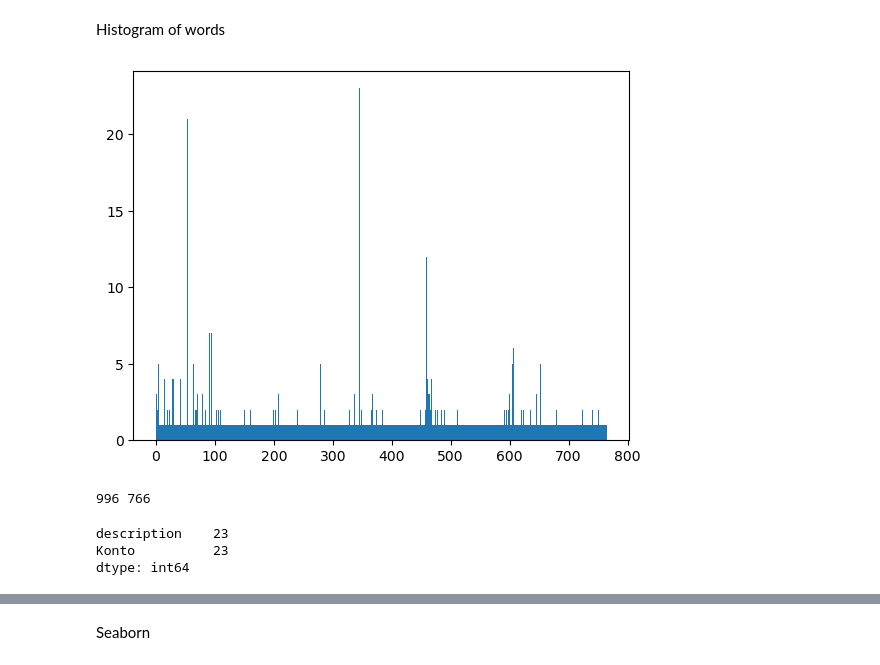
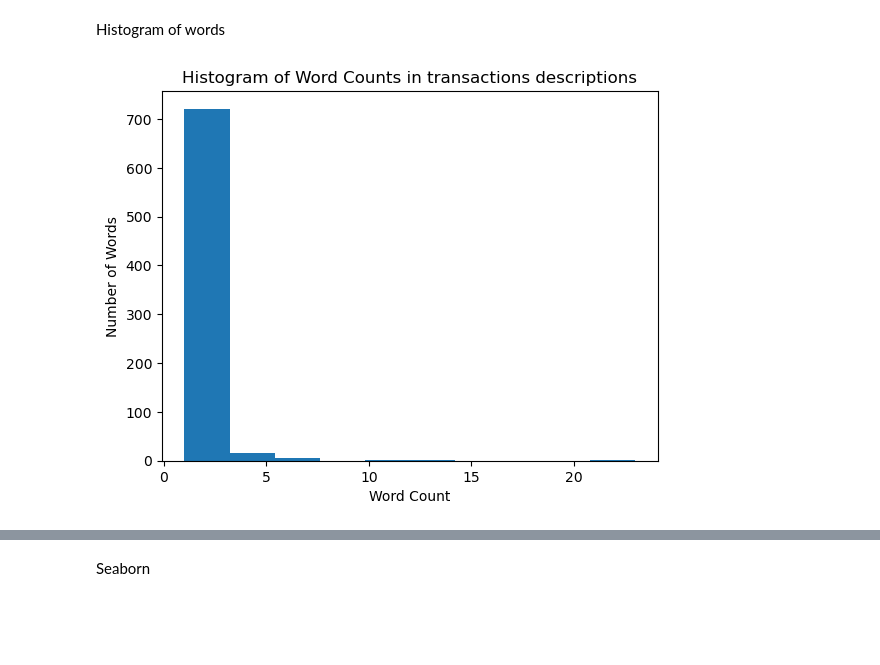
Before and after one commit to arturroo/af-finanzen, a Jupyter notebook: jupiter/transak/logistic_regression/main.ipynb, the cells around one changed output, grey strips where cells are left out. Cells and saved outputs as stored; diff of their text form; code cells hidden in the pictures; blank space fills up the shorter version.

```diff
--- a/jupiter/transak/logistic_regression/main.ipynb
+++ b/jupiter/transak/logistic_regression/main.ipynb
@@ -95,34 +95,13 @@ Name: Konto, dtype: int64
 | 401 | Esprit | Others |
 # %% [markdown]
 Histogram of words
-# %%
-hist_words_mapping = {}
-hist_words = []
-
-for document in df.description.to_list():
-    words = document.split(" ")
-    for word in words:
-        if word not in hist_words_mapping.keys():
-            hist_words_mapping[word] = len(hist_words_mapping)
-
-    hist_words = hist_words + list(map(lambda w: hist_words_mapping[w], words))
-
-plt.hist(hist_words, width=1, bins=766)
-plt.show()
-
-print(len(hist_words), len(hist_words_mapping))
-
-
-words = [line.split() for line in df.description]
-from collections import Counter
-from itertools import chain
-counter = Counter(chain.from_iterable(words))
-#print(counter)
-
-df[df.description.str.contains("Manual")].count()
-# %% [output]
-[figure, removed]
-996 766
-description    23
-Konto          23
-dtype: int64
+# %%
+words = df.description.str.lower().str.split()
+word_counts = words.explode().value_counts()
+word_counts.plot(kind='hist')
+plt.xlabel('Word Count')
+plt.ylabel('Number of Words')
+plt.title('Histogram of Word Counts in transactions descriptions')
+plt.show()
+# %% [output]
+[figure, added]
```
Also changed, not shown: parts of 17 cells of this notebook.
